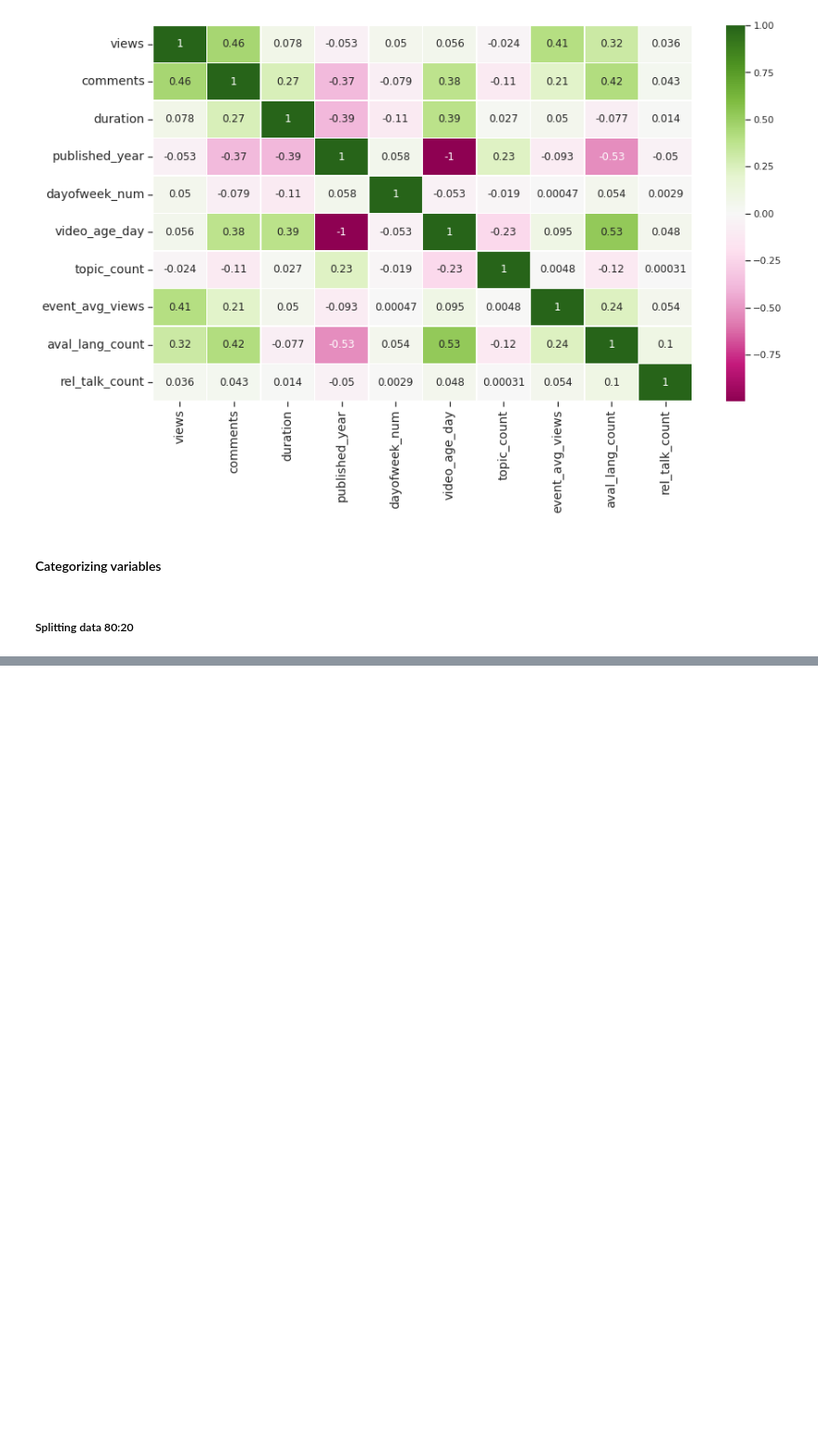
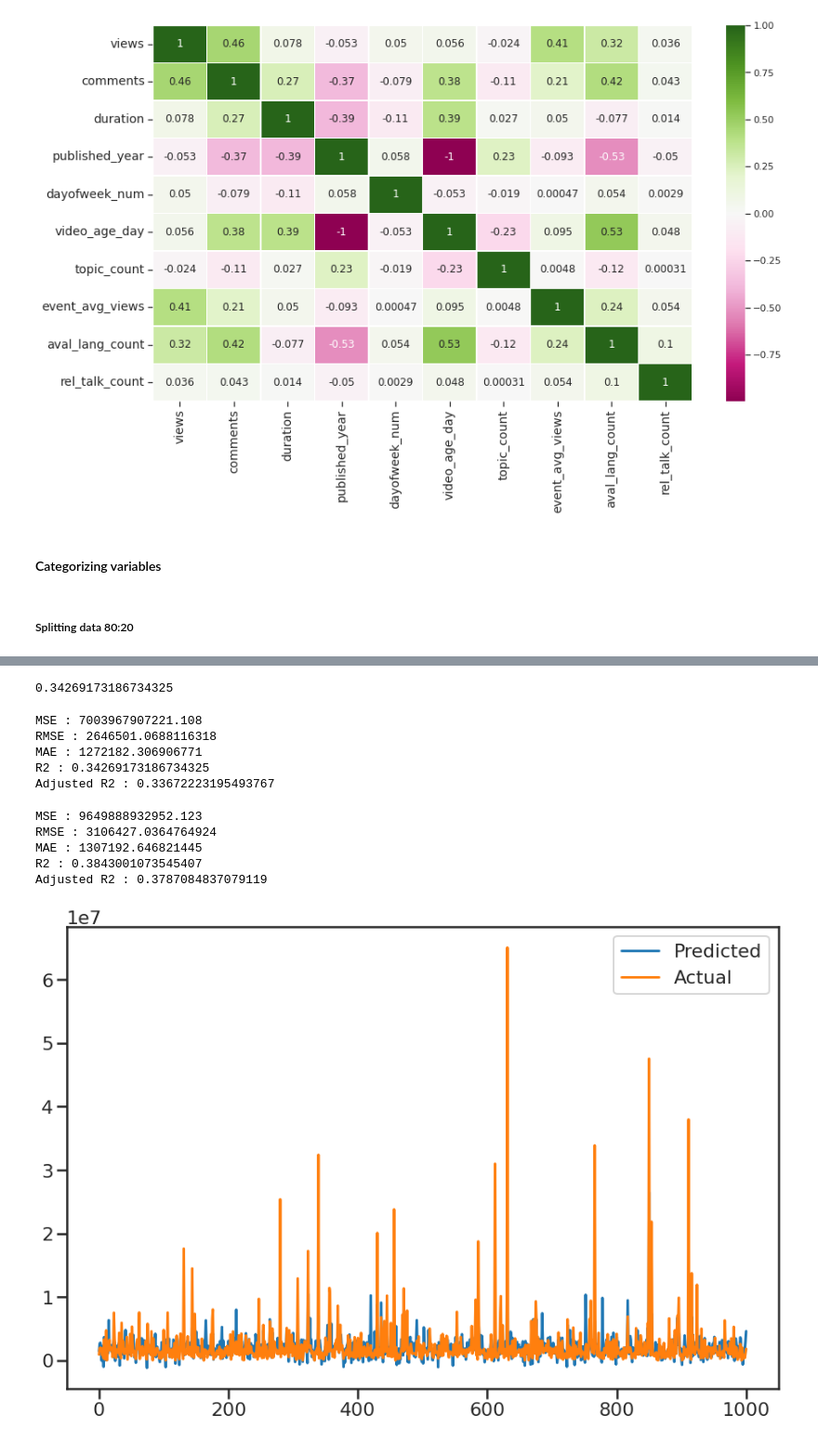
Before and after one commit to abhinav4201/Ted-talk-views-prediction, a Jupyter notebook: TED_TALKS_Views_Prediction_Capstone_Project.ipynb, the cells around one changed output, grey strips where cells are left out. Shown at 93% size. Cells and saved outputs as stored; diff of their text form; code cells hidden in the pictures; blank space fills up the shorter version.

```diff
--- a/TED_TALKS_Views_Prediction_Capstone_Project.ipynb
+++ b/TED_TALKS_Views_Prediction_Capstone_Project.ipynb
@@ -865,0 +1202,6 @@ y_test :  (1001, 9)
+# %%
+# creating a model object.
+elasticnet = ElasticNet(alpha=0.1, l1_ratio=0.5)
+# %%
+# FIT THE MODEL
+elasticnet.fit(X_train,y_train)
@@ -865,0 +1210,37 @@ y_test :  (1001, 9)
+# %%
+# check the score
+elasticnet.score(X_train, y_train)
+# %% [output]
+0.34269173186734325
+# %%
+# predict on train data
+y_pred_train_en=elasticnet.predict(X_train)
+
+# predict on test data
+y_pred_test_en=elasticnet.predict(X_test)
+# %%
+# calculating MSE
+MSE_e= mse((y_train), (y_pred_train_en))
+print("MSE :",MSE_e)
+
+# calculating RMSE
+RMSE_e=np.sqrt(MSE_e)
+print("RMSE :",RMSE_e)
+
+
+# calculating MAE
+MAE_e= mean_absolute_error(y_train, y_pred_train_en)
+print("MAE :",MAE_e)
+
+
+# calculating r2 and adjusted r2
+r2_e= r2(y_train, y_pred_train_en)
+print("R2 :",r2_e)
+Adjusted_R2_e = (1-(1-r2(y_train, y_pred_train_en))*((X_test.shape[0]-1)/(X_test.shape[0]-X_test.shape[1]-1)) )
+print("Adjusted R2 :", Adjusted_R2_e)
+# %% [output]
+MSE : 7003967907221.108
+RMSE : 2646501.0688116318
+MAE : 1272182.306906771
+R2 : 0.34269173186734325
+Adjusted R2 : 0.33672223195493767
@@ -865,0 +1256,27 @@ y_test :  (1001, 9)
+# %%
+# calculating MSE
+MSE_e= mse(y_test, y_pred_test_en)
+print("MSE :",MSE_e)
+
+# calculating RMSE
+RMSE_e=np.sqrt(MSE_e)
+print("RMSE :",RMSE_e)
+
+
+# calculating MAE
+MAE_e= mean_absolute_error(y_test, y_pred_test_en)
+print("MAE :",MAE_e)
+
+
+# calculating r2 and adjusted r2
+r2_e= r2((y_test), (y_pred_test_en))
+print("R2 :",r2_e)
+
+Adjusted_R2_e=(1-(1-r2((y_test), (y_pred_test_en)))*((X_test.shape[0]-1)/(X_test.shape[0]-X_test.shape[1]-1)) )
+print("Adjusted R2 :", Adjusted_R2_e)
+# %% [output]
+MSE : 9649888932952.123
+RMSE : 3106427.0364764924
+MAE : 1307192.646821445
+R2 : 0.3843001073545407
+Adjusted R2 : 0.3787084837079119
@@ -865,0 +1292,9 @@ y_test :  (1001, 9)
+# %%
+# Plot the figure
+plt.figure(figsize=(15,10))
+plt.plot(np.array(y_pred_test_en))
+plt.plot((np.array(y_test)))
+plt.legend(["Predicted","Actual"])
+plt.show()
+# %% [output]
+[figure, added]
```
Also changed, not shown: parts of 103 cells of this notebook.
